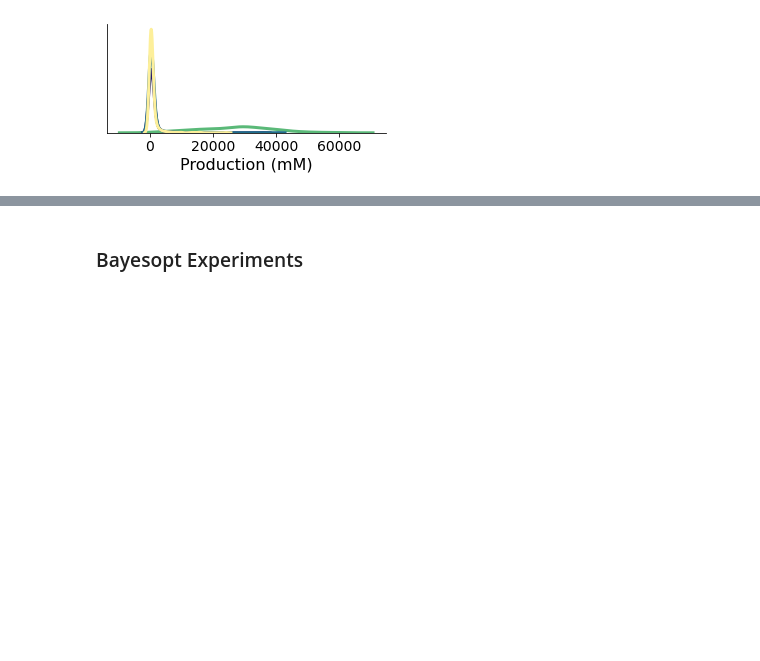
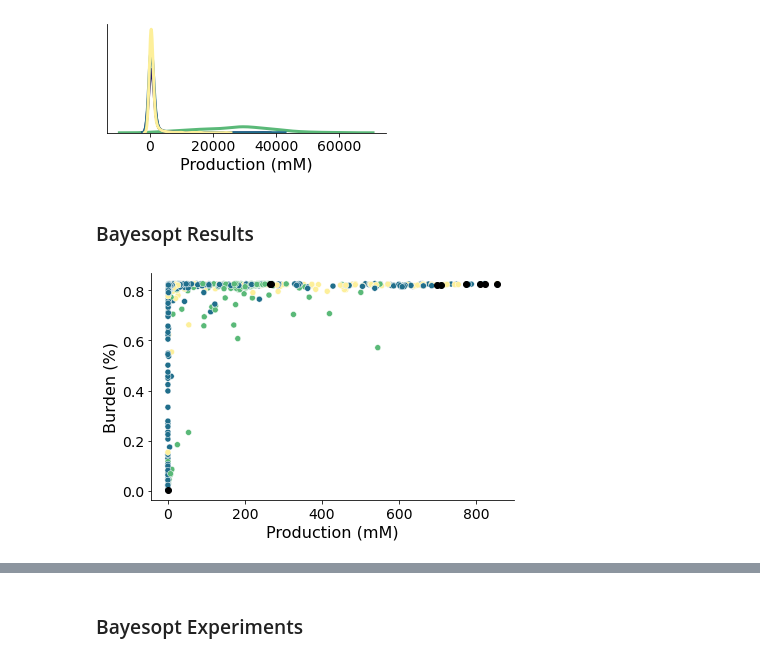
Before and after one commit to cjmerzbacher/joint-simulator, a Jupyter notebook: glucaric_acid/ga_viz.ipynb, the cells around one changed output, grey strips where cells are left out. Drawn from its saved outputs; the diff is of its cells as text; code cells hidden in the pictures; blank space fills up the shorter version.

Commit message:
Updated visualization code before HK

```diff
--- a/glucaric_acid/ga_viz.ipynb
+++ b/glucaric_acid/ga_viz.ipynb
@@ -332,3 +339,5 @@ for axis in ['top','right']:
 fig.savefig('../figs/ga_burden_histogram.png', dpi=500)
 # %% [output]
 [figure]
+# %% [markdown]
+### Bayesopt Results
@@ -334,0 +389,27 @@ fig.savefig('../figs/ga_burden_histogram.png', dpi=500)
+# %%
+#Plot location on optimality curve
+colors = cmaps.haline.discrete(4).colors
+palette = {'[[0, 1, 0], [0, 0, 1]]': colors[3], '[[0, 0, 1], [1, 0, 0]]': colors[2], '[[0, 0, 1], [0, 0, 1]]': colors[1], 'Dual Control': colors[1]}
+linewidth = 3
+axislabelsize=16
+axistickssize=14
+legendsize=12
+
+fig = plt.figure(figsize=(6,4))
+ax = fig.add_subplot()
+# ax.set_xlim([0, 100])
+# ax.set_ylim([-0.2, 0.])
+ax.set_xlabel('Production (mM)', fontsize=axislabelsize)
+ax.set_ylabel('Burden (%)', fontsize=axislabelsize)
+ax.tick_params(axis='y', labelsize=axistickssize)
+ax.tick_params(axis='x', labelsize=axistickssize)
+for axis in ['top','right']:
+    ax.spines[axis].set_linewidth(0)
+sns.scatterplot(data=sum_total, x='production', y='burden', hue='arch', palette=palette, ax=ax, legend=False)
+
+for s in [sum_05, sum_10, sum_15, sum_20, sum_1, sum_75, sum_5, sum_25, sum_0]:
+    best = s.loc[s.obj == min(s.obj)]
+    ax.plot(best.production, best.burden, 'ko')
+fig.tight_layout()
+# %% [output]
+[figure, added]
```
Also changed, not shown: parts of 6 cells of this notebook, 2 other files.
